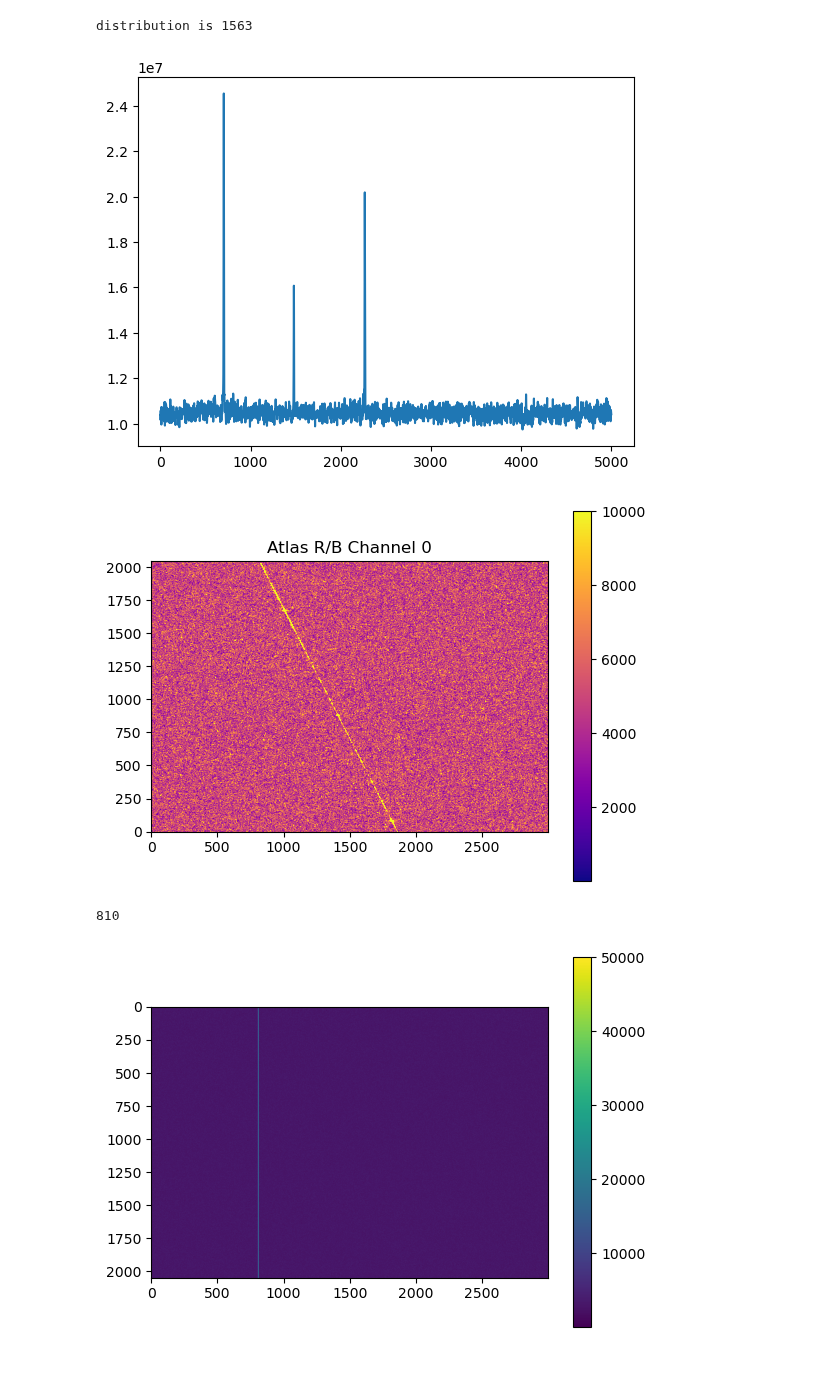
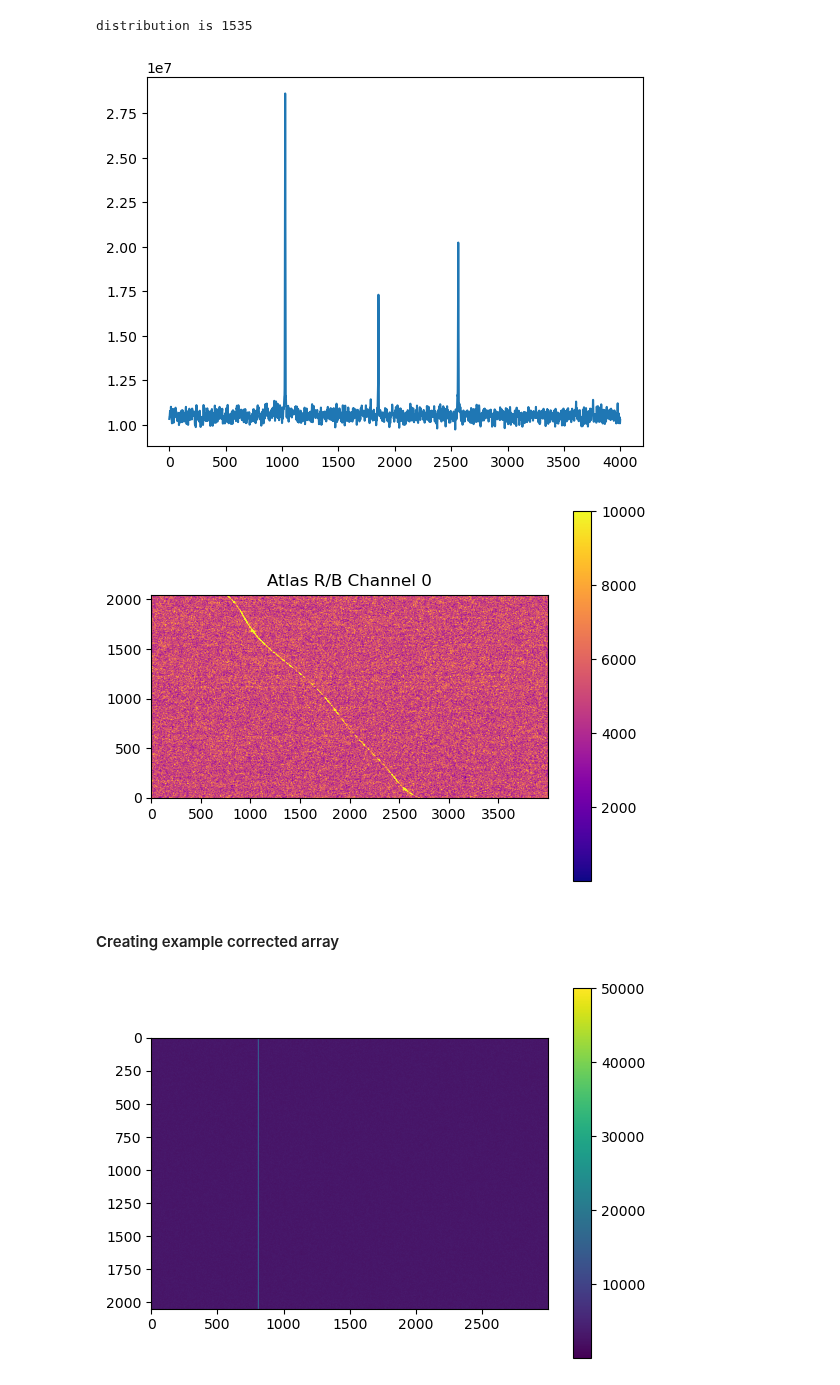
Before and after one commit to phoeberyder/atlas_rb, a Jupyter notebook: atlas_rb.ipynb, the cells around one changed output. Drawn from its saved outputs; the diff is of its cells as text; code cells hidden in the pictures.

Commit message:
rmc added and pulse averaging

```diff
--- a/atlas_rb.ipynb
+++ b/atlas_rb.ipynb
@@ -166,4 +182,7 @@ time1 = np.arange(sub_power.shape[0])
 # %%
+r_i = []
+sub_power = power[:, 140000:144000]
+time1 = np.arange(sub_power.shape[0])
 data = sub_power.T
 
 r = np.zeros(data.shape[1], dtype=int)
@@ -177,6 +196,7 @@ for i in range(1, data.shape[1]):
     start = max(0, prev - window)
     end = min(data.shape[0], prev + window)
     segment = np.abs(data[start:end, i])
+    print(i)
 
     #local maximum
     r[i] = start + np.argmax(segment)
@@ -188,0 +233,27 @@ plt.show()
+# %%
+r_i = []
+sub_power = power[:, 140000:144000]
+time1 = np.arange(sub_power.shape[0])
+data = sub_power.T
+
+r = np.zeros(data.shape[1], dtype=int)
+r[0] = np.argmax(np.abs(data[:, 1]))
+
+window = 10
+
+num_pulses_combined = 6
+
+avgd_length = int(data.shape[1]/num_pulses_combined)
+j=0
+for i in range(1, avgd_length):
+    print(j)
+    prev = r[i-1]
+
+    start = max(0, prev - window)
+    end = min(data.shape[0], prev + window)
+    pre_segment = data[start:end, j:j+num_pulses_combined]
+    segment = np.abs(np.average(pre_segment, axis=1))
+
+    #local maximum
+    r[i] = start + np.argmax(segment)
+    j+=num_pulses_combined
@@ -188,0 +284,9 @@ plt.show()
+# %%
+#expanding average correction to be correction for every pulse
+r_expanded = []
+for x in r[0:avgd_length]:
+    for y in range(num_pulses_combined):
+        r_expanded.append(x)
+
+for z in range(2048-len(r_expanded)):
+    r_expanded.append(x)
@@ -189,4 +299,4 @@ plt.show()
 # %%
-coeffs = np.polyfit(time1, r, 1)   #2 is quadratic fit
+coeffs = np.polyfit(time1, r_expanded, 8)   #2 is quadratic fit
 r_fit = np.polyval(coeffs, time1)
 # %%
@@ -208,23 +319,22 @@ for i in range(2048):
 power_corrected = (np.abs(corrected))**2
 spec_corrected = np.sum(power_corrected, axis=0)
 # %%
-peaks, _ = find_peaks(spec, 1.5e7)
+peaks, _ = find_peaks(spec_corrected, 1.5e7)
 print('distribution is', peaks[-1]-peaks[0])
-plt.plot(spec[134000:139000], label='Ch 0')
+# plt.plot(spec_corrected[134000:139000], label='Ch 0')
+plt.plot(spec_corrected[140000:144000], label='Ch 0')
 # plt.hlines((np.max(spec_corrected)-np.min(spec_corrected))/1.5, 0, 10000)
 plt.show()
 # %% [output]
-distribution is 1563
+distribution is 1535
-[figure, old version]
+[figure, new version]
 # %%
-plt.imshow(power_corrected[:, 134000:137000], vmax = 10000, cmap = 'plasma', origin='lower')
+plt.imshow(power_corrected[:, 140000:144000], vmax = 10000, cmap = 'plasma', origin='lower')
 plt.title('Atlas R/B Channel 0')
 plt.colorbar()
 plt.show()
 # %% [output]
-[figure, old version]
+[figure, new version]
-# %%
-134810-134000
-# %% [output]
-810
+# %% [markdown]
+#### Creating example corrected array
 # %%
```
Also changed, not shown: parts of 28 cells of this notebook.
